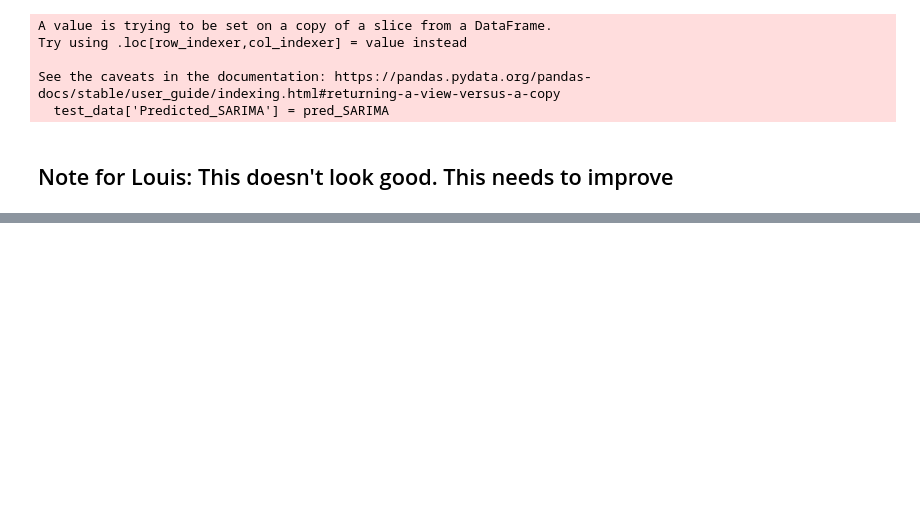
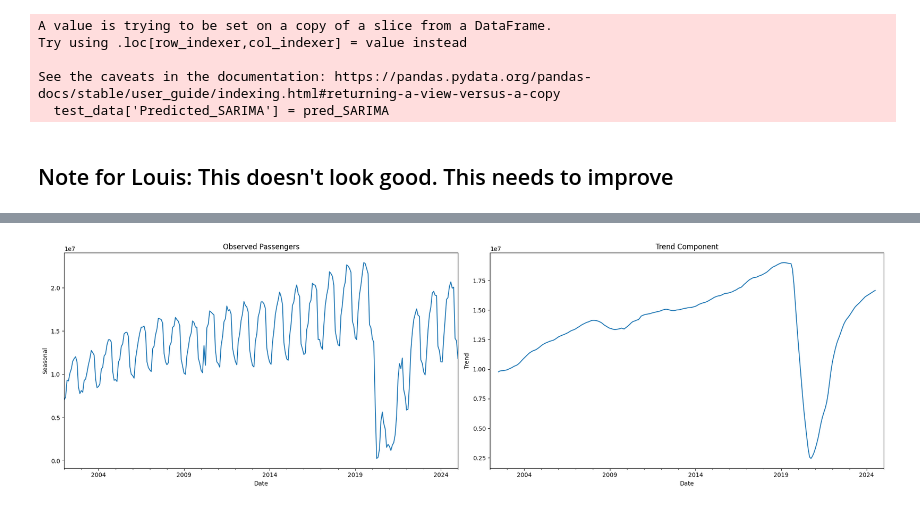
Before and after one commit to Hassan3924/Air-Passenger-Time-Series, a Jupyter notebook: airpassenger.ipynb, the cells around one changed output, grey strips where cells are left out. Cells and saved outputs as stored; diff of their text form; code cells hidden in the pictures; blank space fills up the shorter version.

```diff
--- a/airpassenger.ipynb
+++ b/airpassenger.ipynb
@@ -531,0 +654,35 @@ test_data[['Total_Passengers', 'Predicted_SARIMA', 'Predicted_ARIMA']].plot()
+# %%
+from statsmodels.tsa.seasonal import seasonal_decompose
+import matplotlib.pyplot as plt
+
+# Extract Total_Passengers as a time series
+total_passengers = ob_cleaned['Total_Passengers']
+
+# Perform seasonal decomposition
+decomposition = seasonal_decompose(total_passengers, model='additive', period=12)
+
+# Create two subplots side by side
+fig, (ax1, ax2) = plt.subplots(1, 2, figsize=(20, 6))  # 1 row, 2 columns
+
+# Plot seasonal component on the first subplot
+decomposition.observed.plot(ax=ax1, title = 'Observed Passengers')
+ax1.set_xlabel('Date')
+ax1.set_ylabel('Seasonal')
+
+# # Plot seasonal component on the first subplot
+# decomposition.seasonal.plot(ax=ax1, title='Seasonal Component')
+# ax1.set_xlabel('Date')
+# ax1.set_ylabel('Seasonal')
+
+# Plot trend component on the second subplot
+decomposition.trend.plot(ax=ax2, title='Trend Component')
+ax2.set_xlabel('Date')
+ax2.set_ylabel('Trend')
+
+# Adjust layout to prevent overlap
+plt.tight_layout()
+
+# Show the plots
+plt.show()
+# %% [output]
+[figure, added]
```
Also changed, not shown: parts of 28 cells of this notebook.
